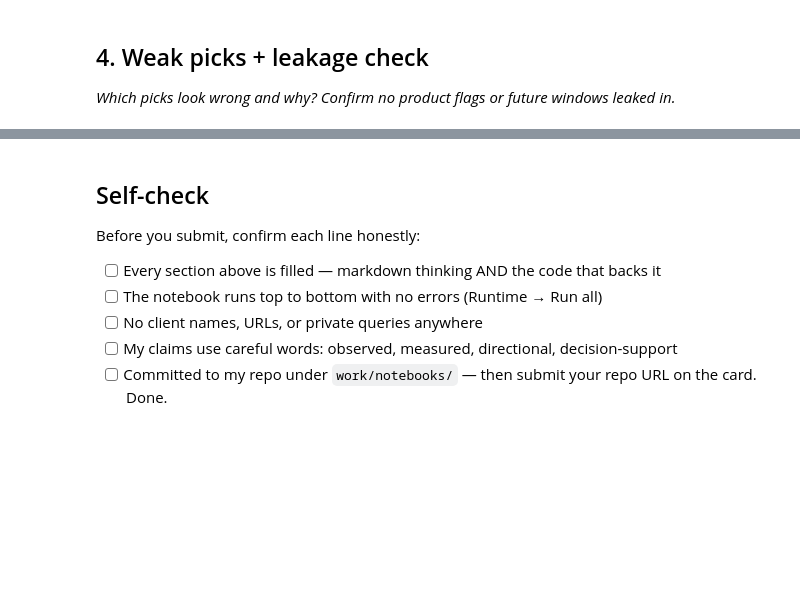
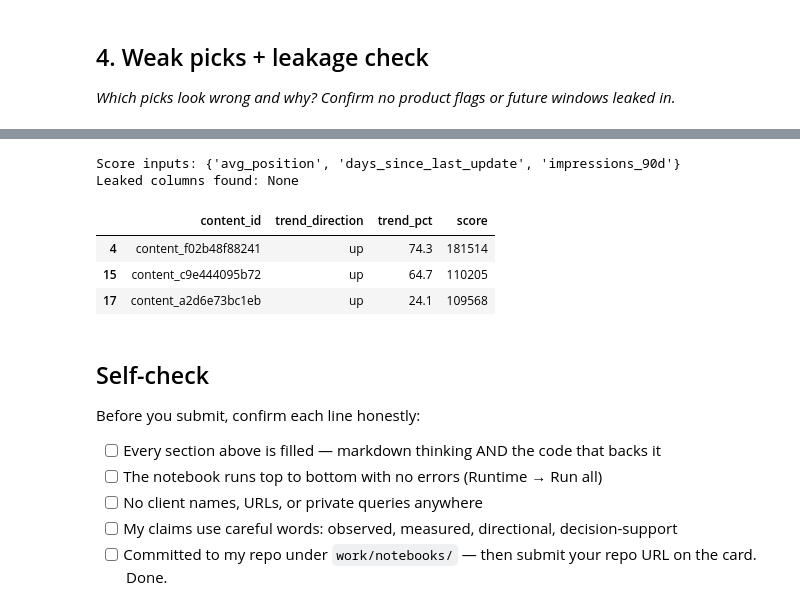
Before and after one commit to prakash587/flyrank-ml-internship-starter, a Jupyter notebook: work/notebooks/w04_baseline_score.ipynb, the cells around one changed output, grey strips where cells are left out. Cells and saved outputs as stored; diff of their text form; code cells hidden in the pictures; blank space fills up the shorter version.

```diff
--- a/work/notebooks/w04_baseline_score.ipynb
+++ b/work/notebooks/w04_baseline_score.ipynb
@@ -37,3 +219,37 @@ This skeleton is yours to fill. Work the sections **in order** — each one has
+# %%
+# This cell is for CODE (numbers, a query, a check).
+# Write your text answer in the cell ABOVE this one — typing sentences here breaks Run All.
+
+# Columns actually used to build the score (from Section 2)
+score_inputs = {"days_since_last_update", "impressions_90d", "avg_position"}
+
+# Columns that must NEVER appear in score_inputs
+forbidden = {
+    "trend_direction", "trend_pct",
+    "impressions_last_30d", "impressions_prev_30d",
+    "clicks_last_30d", "clicks_prev_30d",
+    "sessions_last_30d", "sessions_prev_30d",
+    "provider_used", "model_used",
+    "content_id", "client_id",
+}
+
+leaked = score_inputs & forbidden
+print("Score inputs:", score_inputs)
+print("Leaked columns found:", leaked if leaked else "None")
+assert not leaked, "Leakage detected in score inputs!"
+
+# Confirm the weak picks called out above
+weak_picks = ranked[ranked["content_id"].isin([
+    "content_f02b48f88241", "content_c9e444095b72", "content_a2d6e73bc1eb"
+])][["content_id", "trend_direction", "trend_pct", "score"]]
+weak_picks
+# %% [output]
+Score inputs: {'avg_position', 'days_since_last_update', 'impressions_90d'}
+Leaked columns found: None
+|  | content_id | trend_direction | trend_pct | score |
+| 4 | content_f02b48f88241 | up | 74.3 | 181514 |
+| 15 | content_c9e444095b72 | up | 64.7 | 110205 |
+| 17 | content_a2d6e73bc1eb | up | 24.1 | 109568 |
 # %% [markdown]
 ## Self-check
 
```
Also changed, not shown: parts of 13 cells of this notebook.
